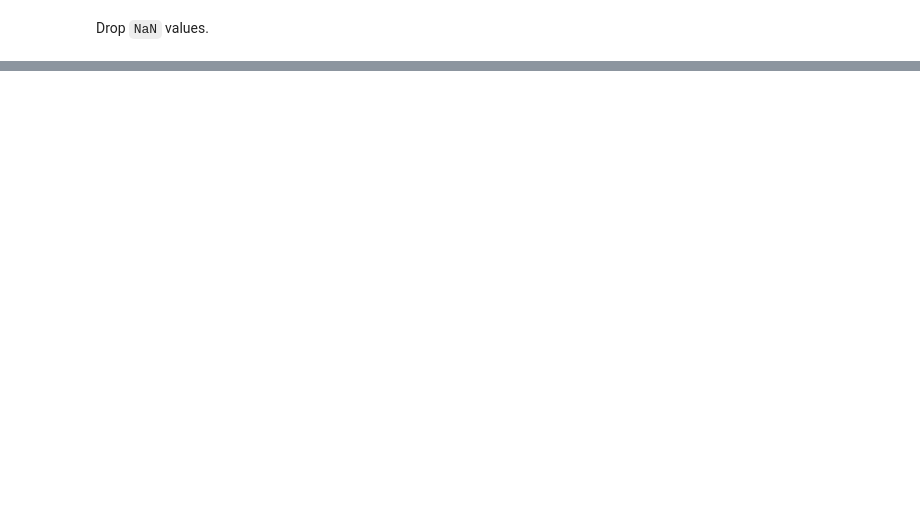
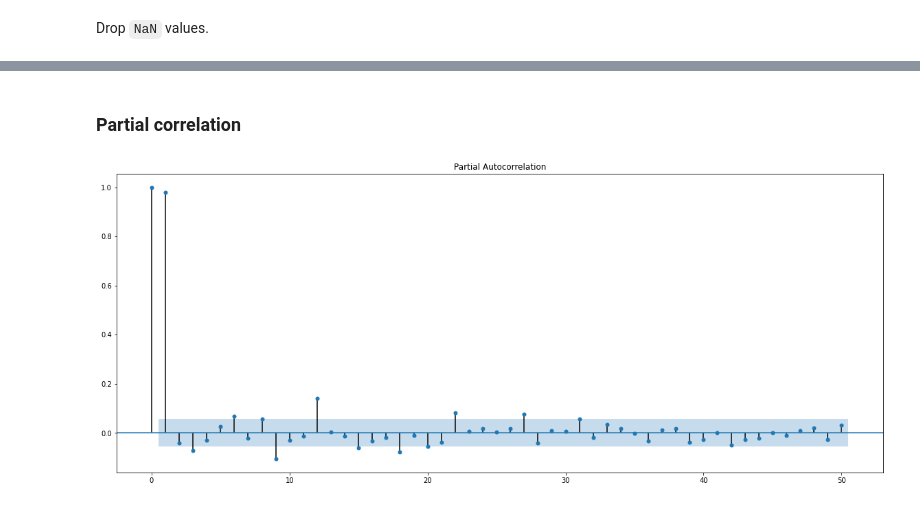
Before and after one commit to reibek/progn-semestral-work, a Jupyter notebook: Progonstics_Semestral_work.ipynb, the cells around one changed output, grey strips where cells are left out. Cells and saved outputs as stored; diff of their text form; code cells hidden in the pictures; blank space fills up the shorter version.

```diff
--- a/Progonstics_Semestral_work.ipynb
+++ b/Progonstics_Semestral_work.ipynb
@@ -68,0 +293,6 @@ plt.show()
+# %% [markdown]
+### Partial correlation
+# %%
+plot_pacf(dataset.Close, lags=50);
+# %% [output]
+[figure, added]
```
Also changed, not shown: parts of 18 cells of this notebook.
